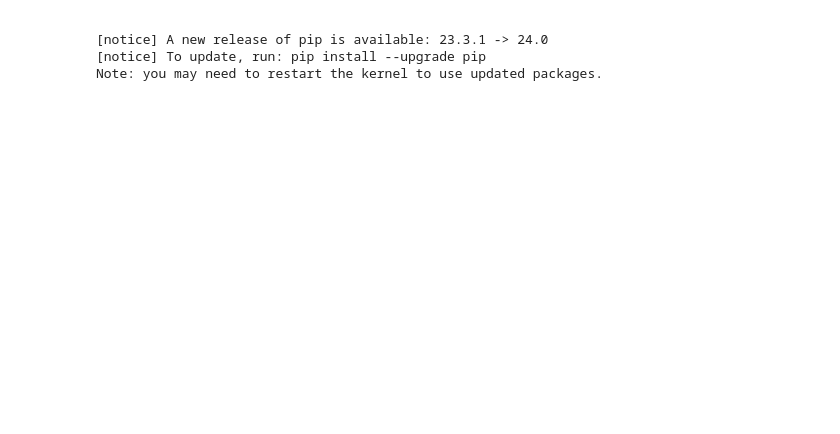
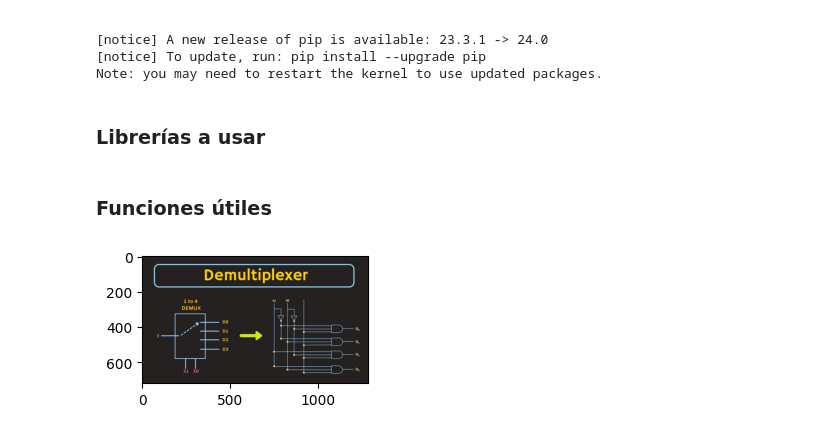
Before and after one commit to Semillero-Inteligencia-Artificial-EAFIT/Clases-2024, a Jupyter notebook: 1-Bases-OpenCV/image_manipulation.ipynb, the cells around one changed output. Saved outputs shown, nothing was run; the diff lists cells and outputs as text; code cells hidden in the pictures; blank space fills up the shorter version.

Commit message:
🖼️ Image manipulation basics added

```diff
--- a/1-Bases-OpenCV/image_manipulation.ipynb
+++ b/1-Bases-OpenCV/image_manipulation.ipynb
@@ -21,3 +21,5 @@ Requirement already satisfied: six>=1.5 in /Users/juayoung/GitHub/Semillero-Inte
 [notice] A new release of pip is available: 23.3.1 -> 24.0
 [notice] To update, run: pip install --upgrade pip
 Note: you may need to restart the kernel to use updated packages.
+# %% [markdown]
+### Librerías a usar
@@ -23,0 +31,20 @@ Note: you may need to restart the kernel to use updated packages.
+# %% [markdown]
+### Funciones útiles
+# %%
+def img(file):
+    datos = mpi.imread(file)
+    return datos
+
+
+def show(datos):
+    f = plt.figure()
+    f.add_subplot(1, 2, 1)
+    plt.imshow(datos)
+    plt.show()
+
+
+im = img("demux.jpg")
+im
+show(im)
+# %% [output]
+[figure, added]
```
Also changed, not shown: parts of 4 cells of this notebook, 1 other file.
